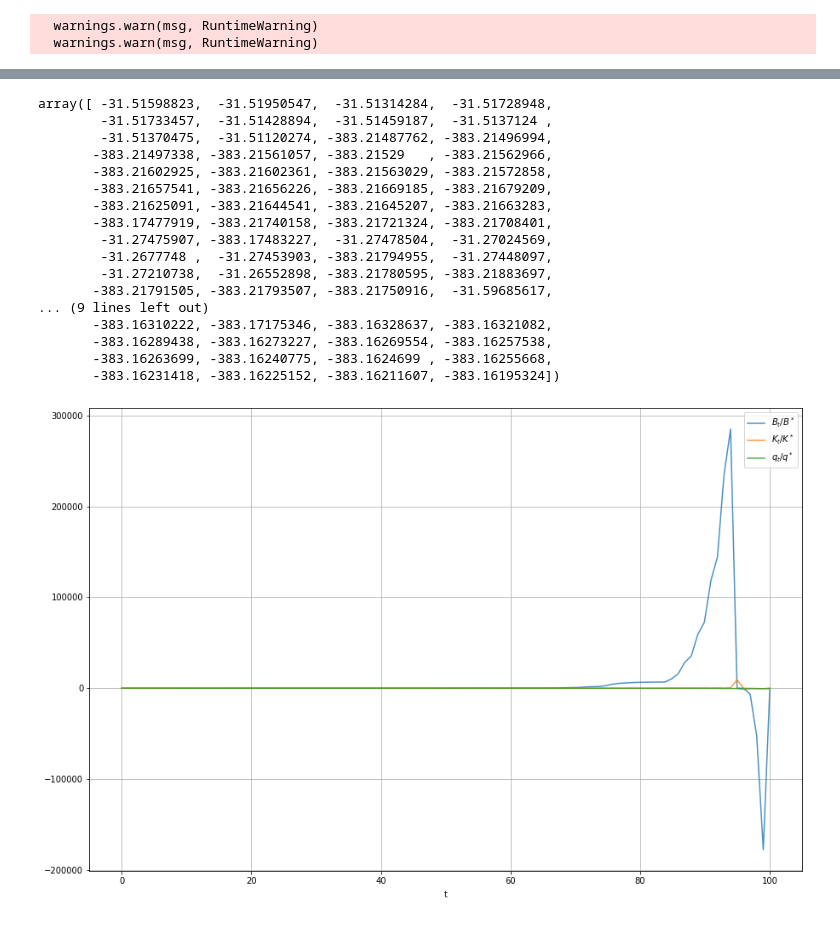
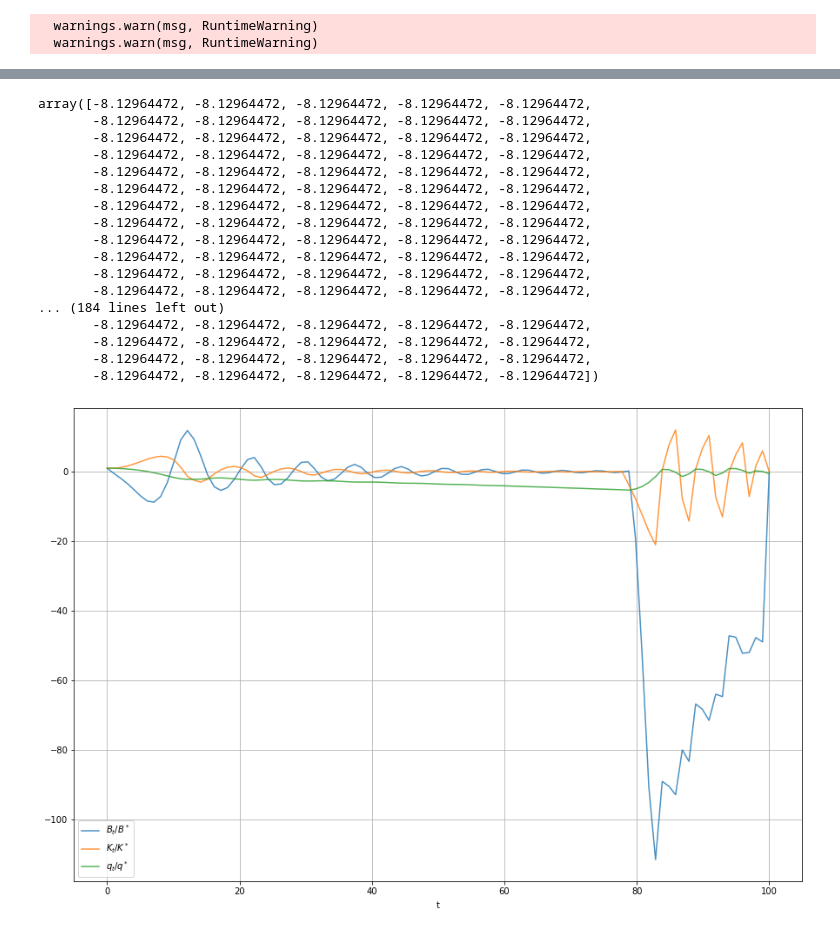
Before and after one commit to arnauddyevre/Kiyotaki_Moore_1997, a Jupyter notebook: EC539_assignment1_Dyevre.ipynb, the cells around one changed output, grey strips where cells are left out. Cells and saved outputs as stored; diff of their text form; code cells hidden in the pictures.

```diff
--- a/EC539_assignment1_Dyevre.ipynb
+++ b/EC539_assignment1_Dyevre.ipynb
@@ -104,7 +104,7 @@ import scipy.optimize as opt
 # %%
 #Setting timeline
 periods = 100
-time = np.linspace(0, 100, 100)
+trials = 10000
 
 #Vectors of variable of interest
 B = np.zeros(periods)
@@ -181,16 +181,16 @@ B[0], K[0] = B_star, K_star
 a_t
 
 #Generating test values for q_1, checking which ones lead to the steady state
-q_vec = np.linspace(q_star*(1.0037-0.00005), q_star*(1.0037+0.00005), 100)
-q_vecSS = np.linspace(q_star, q_star, 100)
-q_mat = np.zeros((100, 100))
+q_vec = np.linspace(q_star*(1.0037-0.00005), q_star*(1.0037+0.00005), trials)
+q_vecSS = np.linspace(q_star, q_star, trials)
+q_mat = np.zeros((trials, 100))
 q_mat[:,1] = q_vec
 q_mat[:,0] = q_vecSS
 
-B_mat = np.zeros((100, 100))
-K_mat = np.zeros((100, 100))
-B_vec = np.linspace(B_star, B_star, 100)
-K_vec = np.linspace(K_star, K_star, 100)
+B_mat = np.zeros((trials, 100))
+K_mat = np.zeros((trials, 100))
+B_vec = np.linspace(B_star, B_star, trials)
+K_vec = np.linspace(K_star, K_star, trials)
 B_mat[:,0] = B_vec
 K_mat[:,0] = K_vec
 q_vec
@@ -289,16 +255,17 @@ array([[88]])
 # %%
 #Generating test values for q_1, checking which ones lead to the steady state
-q_vec2 = np.linspace(q_vec[index[0, 0]] - (-55.37049787+55.3705536), q_vec[index[0, 0]] + (-55.37049787+55.3705536), 100)
+q_vec2 = np.linspace(new_start, new_start, trials)
+#- (-55.37049787+55.3705536), new_start + (-55.37049787+55.3705536), 100)
 q_vec2
 #q_vecSS = np.linspace(q_star, q_star, 100)
-q_mat = np.zeros((100, 100))
+q_mat = np.zeros((trials, 100))
 q_mat[:,1] = q_vec2
 q_mat[:,0] = q_vecSS
 
-B_mat = np.zeros((100, 100))
-K_mat = np.zeros((100, 100))
-B_vec = np.linspace(B_star, B_star, 100)
-K_vec = np.linspace(K_star, K_star, 100)
+B_mat = np.zeros((trials, 100))
+K_mat = np.zeros((trials, 100))
+B_vec = np.linspace(B_star, B_star, trials)
+K_vec = np.linspace(K_star, K_star, trials)
 B_mat[:,0] = B_vec
 K_mat[:,0] = K_vec
 q_mat
@@ -338,36 +304,38 @@ for s in range(0, 100):
 # %%
 q_mat[:, -1]
 # %% [output]
-array([ -31.51598823,  -31.51950547,  -31.51314284,  -31.51728948,
-        -31.51733457,  -31.51428894,  -31.51459187,  -31.5137124 ,
-        -31.51370475,  -31.51120274, -383.21487762, -383.21496994,
-       -383.21497338, -383.21561057, -383.21529   , -383.21562966,
-       -383.21602925, -383.21602361, -383.21563029, -383.21572858,
-       -383.21657541, -383.21656226, -383.21669185, -383.21679209,
-       -383.21625091, -383.21644541, -383.21645207, -383.21663283,
-       -383.17477919, -383.21740158, -383.21721324, -383.21708401,
-        -31.27475907, -383.17483227,  -31.27478504,  -31.27024569,
-        -31.2677748 ,  -31.27453903, -383.21794955,  -31.27448097,
-        -31.27210738,  -31.26552898, -383.21780595, -383.21883697,
-       -383.21791505, -383.21793507, -383.21750916,  -31.59685617,
-... (9 lines left out)
-       -383.16310222, -383.17175346, -383.16328637, -383.16321082,
-       -383.16289438, -383.16273227, -383.16269554, -383.16257538,
-       -383.16263699, -383.16240775, -383.1624699 , -383.16255668,
-       -383.16231418, -383.16225152, -383.16211607, -383.16195324])
+array([-8.12964472, -8.12964472, -8.12964472, -8.12964472, -8.12964472,
+       -8.12964472, -8.12964472, -8.12964472, -8.12964472, -8.12964472,
+       -8.12964472, -8.12964472, -8.12964472, -8.12964472, -8.12964472,
+       -8.12964472, -8.12964472, -8.12964472, -8.12964472, -8.12964472,
+       -8.12964472, -8.12964472, -8.12964472, -8.12964472, -8.12964472,
+       -8.12964472, -8.12964472, -8.12964472, -8.12964472, -8.12964472,
+       -8.12964472, -8.12964472, -8.12964472, -8.12964472, -8.12964472,
+       -8.12964472, -8.12964472, -8.12964472, -8.12964472, -8.12964472,
+       -8.12964472, -8.12964472, -8.12964472, -8.12964472, -8.12964472,
+       -8.12964472, -8.12964472, -8.12964472, -8.12964472, -8.12964472,
+       -8.12964472, -8.12964472, -8.12964472, -8.12964472, -8.12964472,
+       -8.12964472, -8.12964472, -8.12964472, -8.12964472, -8.12964472,
+... (184 lines left out)
+       -8.12964472, -8.12964472, -8.12964472, -8.12964472, -8.12964472,
+       -8.12964472, -8.12964472, -8.12964472, -8.12964472, -8.12964472,
+       -8.12964472, -8.12964472, -8.12964472, -8.12964472, -8.12964472,
+       -8.12964472, -8.12964472, -8.12964472, -8.12964472, -8.12964472])
 # %%
-B_graph = B/B_star
-K_graph = K/K_star
-q_graph = q/q_star
+B_graph = B_mat[1, :]/B_star
+K_graph = K_mat[1, :]/K_star
+q_graph = q_mat[1, :]/q_star
 
 plt.figure(1, figsize=(15,10))
 plt.plot(time, B_graph, alpha=0.8, label='$B_t/B^*$')
 plt.plot(time, K_graph, alpha=0.8, label='$K_t/K^*$')
 plt.plot(time, q_graph, alpha=0.8, label='$q_t/q^*$')
 plt.xlabel("$\mathrm{t}$")
 plt.legend()
 plt.grid()
+#lt.xlim(0, 40)
+#plt.ylim(-20, 20)
 # %% [output]
-[figure, old version]
+[figure, new version]
 # %%
 q
```
Also changed, not shown: parts of 12 cells of this notebook.
